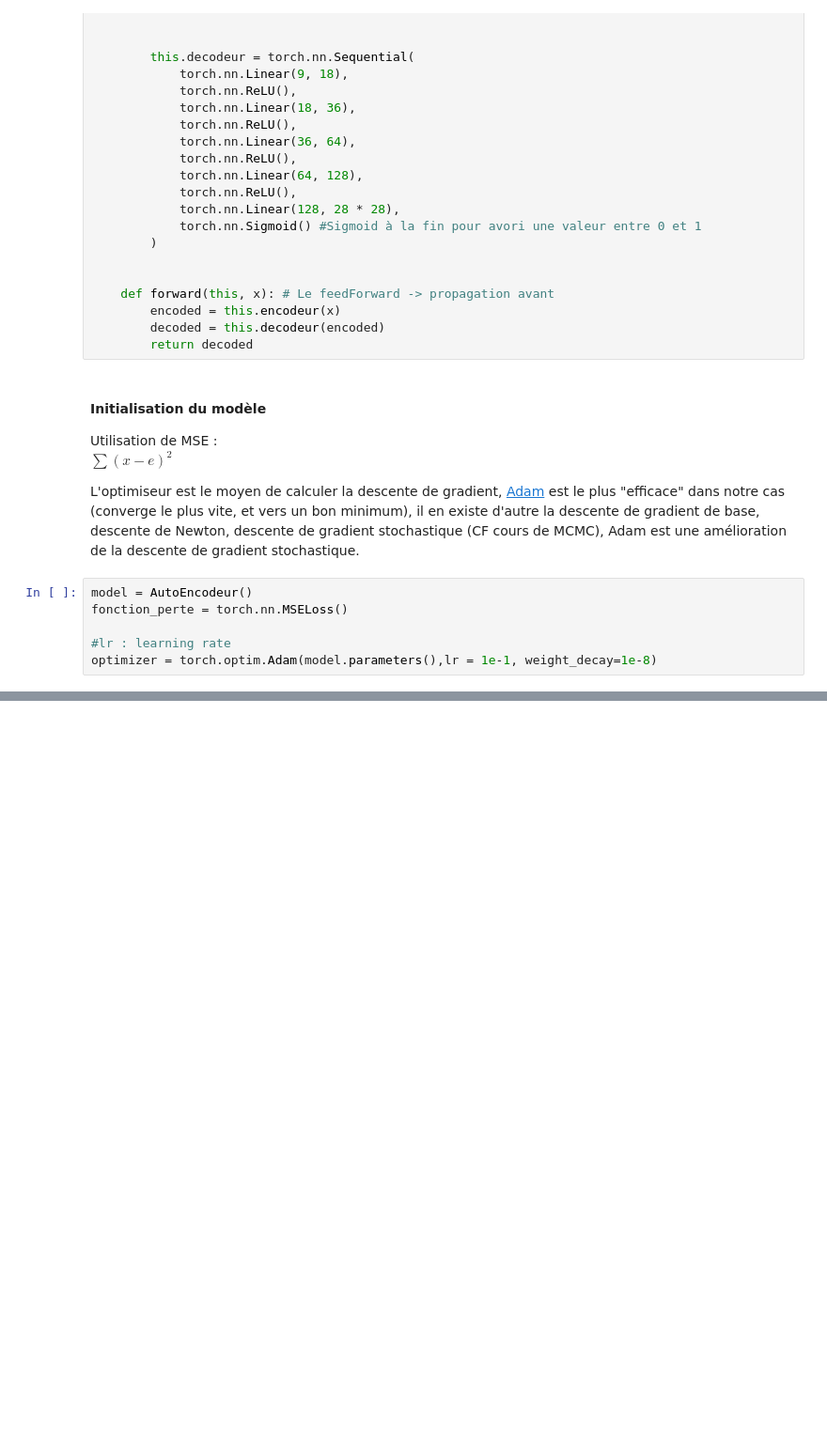
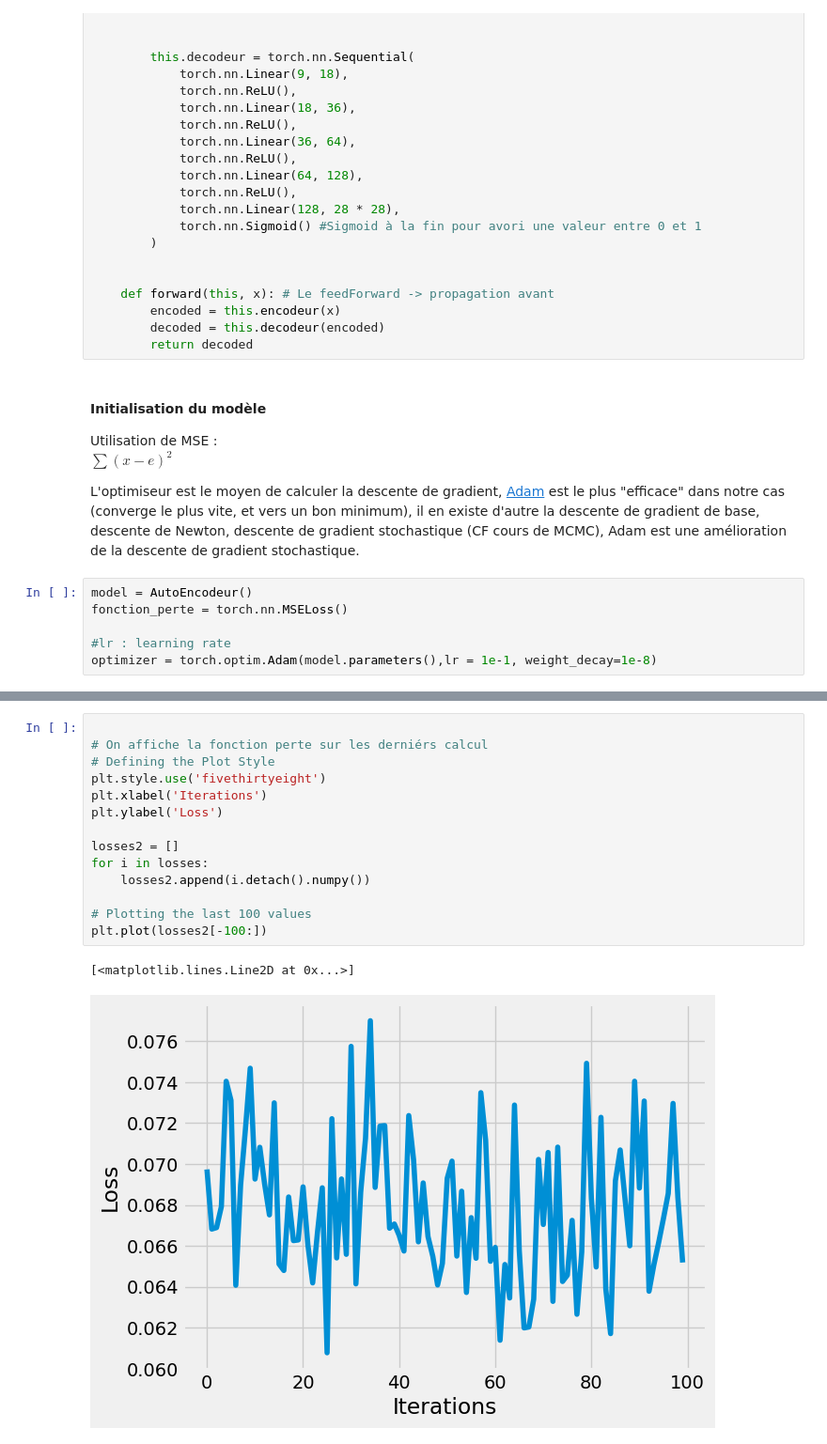
Before and after one commit to PommeDev/Detection-d-anomalies, a Jupyter notebook: AutoEncodeur_notebook.ipynb, the cells around one changed output, grey strips where cells are left out. Shown: that part at 94% size. Saved outputs shown, nothing was run; the diff lists cells and outputs as text; blank space fills up the shorter version.

```diff
--- a/AutoEncodeur_notebook.ipynb
+++ b/AutoEncodeur_notebook.ipynb
@@ -229,3 +215,20 @@ Error:
+# %%
+
+# On affiche la fonction perte sur les derniérs calcul
+# Defining the Plot Style
+plt.style.use('fivethirtyeight')
+plt.xlabel('Iterations')
+plt.ylabel('Loss')
+
+losses2 = []
+for i in losses:
+    losses2.append(i.detach().numpy())
+
+# Plotting the last 100 values
+plt.plot(losses2[-100:])
+# %% [output]
+[<matplotlib.lines.Line2D at 0x...>]
+[figure, added]
 # %%
 #pour afficher les 2 premiere image, à gauche c'elle donnée initialement, à droite c'elle généré par le réseau.
 for i, item in enumerate(image):
```
Also changed, not shown: parts of 8 cells of this notebook, 1 other file.
